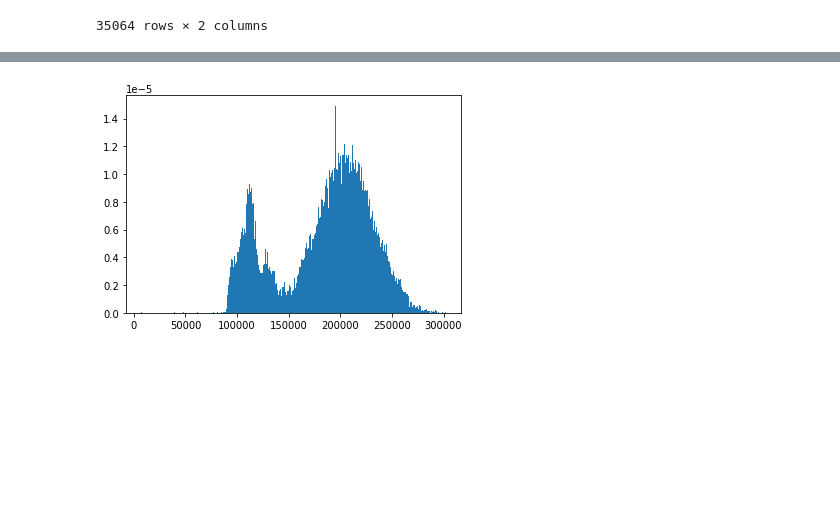
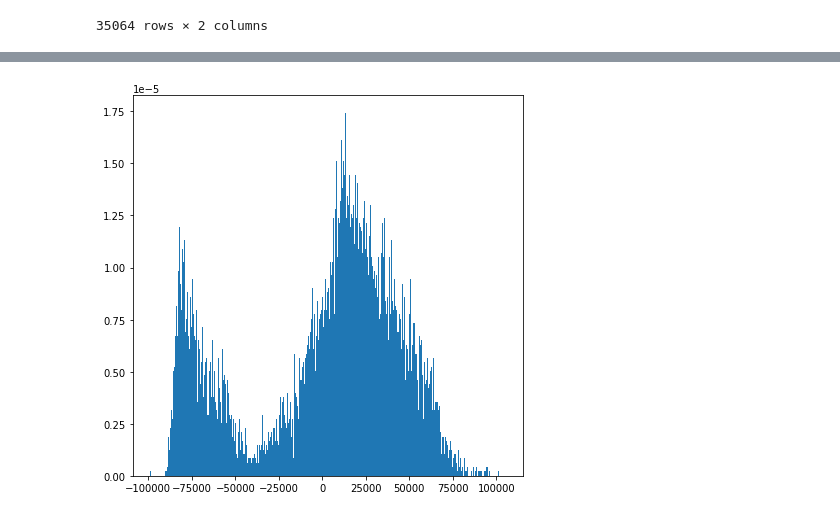
Before and after one commit to 0dminnimda/NTO_bigdata_2022_final, a Jupyter notebook: Baseline.ipynb, the cells around one changed output, grey strips where cells are left out. Saved outputs shown, nothing was run; the diff lists cells and outputs as text; code cells hidden in the pictures; blank space fills up the shorter version.

```diff
--- a/Baseline.ipynb
+++ b/Baseline.ipynb
@@ -29,3 +111,4 @@ train["total"] = train["total"].astype(np.int64)
-# %%
-# remove negative value
-train.drop(train.loc[train["total"] < 0].index, inplace=True)
+# %%
+time_format = "%d.%m.%Y %H:%M:%S"
+train["datetime"] = [dt.datetime.strptime(s, time_format) for s in train["datetime"]]
+train.sort_values(by=["datetime"], inplace=True)
@@ -31,0 +126,2 @@ train.drop(train.loc[train["total"] < 0].index, inplace=True)
+# %%
+year_values, year_decomposed = apply("24*365", train["total"])
@@ -31,0 +139,3 @@ train.drop(train.loc[train["total"] < 0].index, inplace=True)
+# %%
+global_trend = year_decomposed.trend
+train['total'] -= global_trend
@@ -32,8 +161,8 @@ train.drop(train.loc[train["total"] < 0].index, inplace=True)
 # %%
-plt.hist(train["total"], 400, density=True)
+plt.hist(train["total"], 1500, density=True)
 plt.show()
 # %% [output]
-[figure, old version]
+[figure, new version]
 # %%
 plt.plot(train["total"])
 # %% [output]
```
Also changed, not shown: parts of 35 cells of this notebook.
